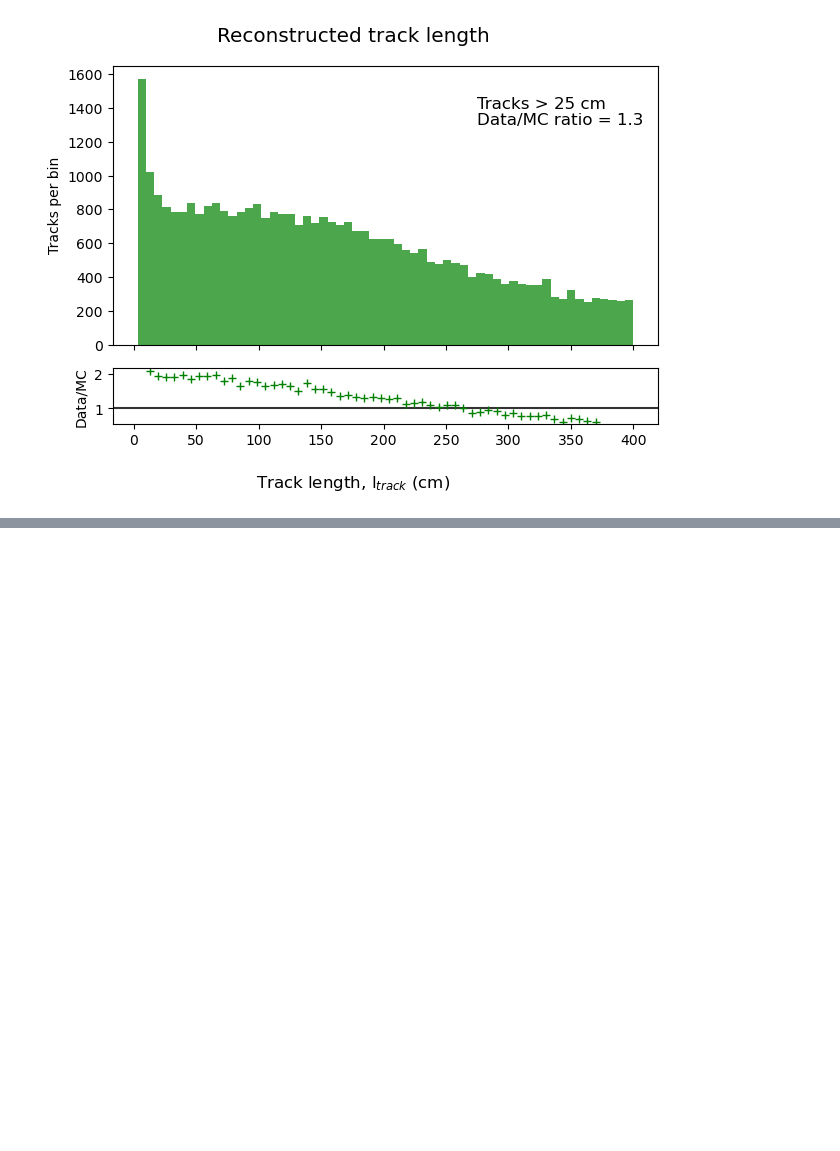
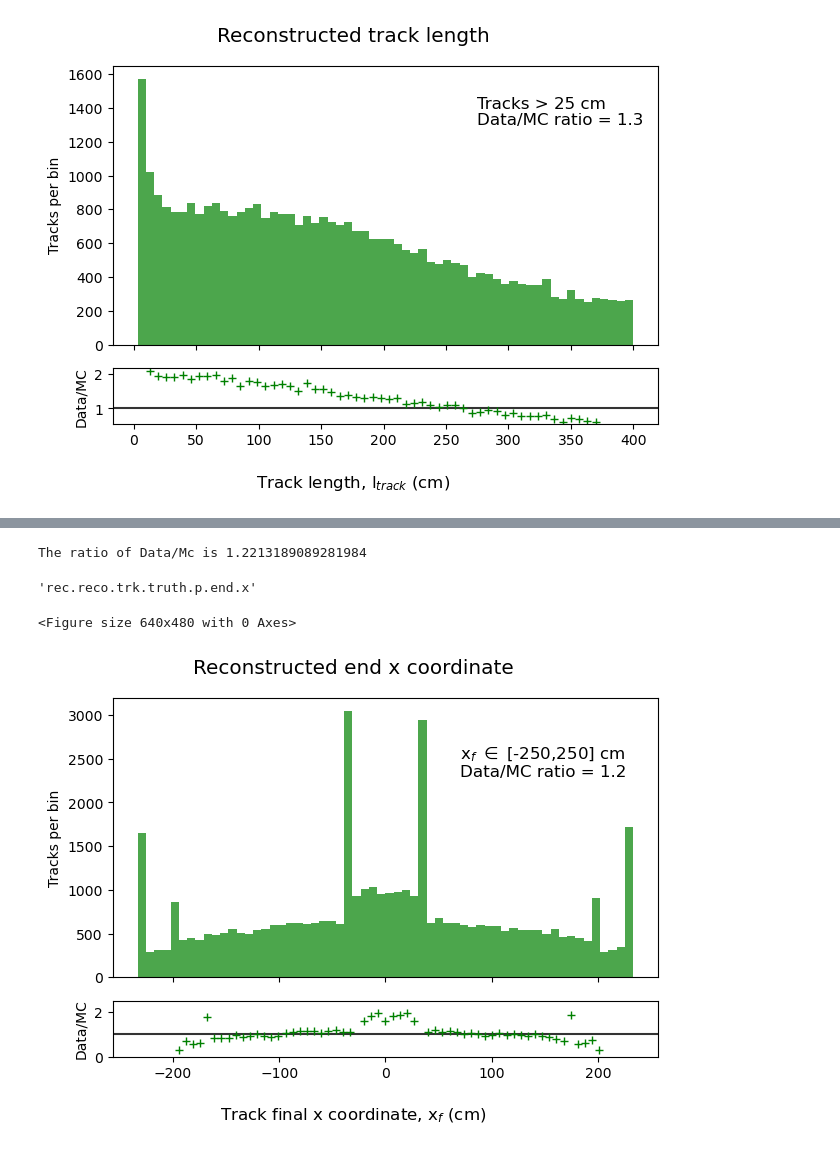
Before and after one commit to PINKTAIGAH/SHP, a Jupyter notebook: uproot_test/datavsmc.ipynb, the cells around one changed output, grey strips where cells are left out. Drawn from its saved outputs; the diff is of its cells as text; code cells hidden in the pictures; blank space fills up the shorter version.

```diff
--- a/uproot_test/datavsmc.ipynb
+++ b/uproot_test/datavsmc.ipynb
@@ -138,0 +140,30 @@ The ratio of Data/Mc is 48924.047293859796
+# %%
+truth_length= ak.flatten(file1['rec.reco.trk.truth.p.end.x'].array()).to_numpy()
+reco_length= ak.flatten(file1['rec.reco.trk.end.x'].array()).to_numpy()
+
+truth_length= np.delete(truth_length, np.where((truth_length<-250) | (truth_length>250)))
+reco_length= np.delete(reco_length, np.where((reco_length<-250) | (reco_length>250)))
+
+h_truth,bins,_= plt.hist(truth_length, bins=60, color='r', alpha=0.3)
+h_reco,_,_= plt.hist(reco_length, bins=60, color= 'g', alpha=0.3)
+plt.clf()
+fig, (ax1,ax2)= plt.subplots(2,1, sharex= True, gridspec_kw={'height_ratios': [5, 1]})
+h_reco,_,_= ax1.hist(reco_length, bins=60, color= 'g', alpha= 0.7)
+x_axis= bins[:-1]+ (bins[1]-bins[0])
+ax2.axhline(1, alpha= 0.8, c='k')
+ax2.errorbar(x_axis, (h_reco/h_truth), fmt= 'g+')
+fig.suptitle('Reconstructed end x coordinate', size= 'x-large')
+fig.supxlabel(r'Track final x coordinate, x$_{f}$ (cm)')
+ax1.set_ylabel('Tracks per bin')
+ax2.set_ylabel('Data/MC')
+ax2.set_ylim(0,2.5)
+fig.tight_layout()
+ax1.text(70, 2500,r'x$_f$ $\in$ [-250,250] cm', family='sans-serif', size= 'large')
+ax1.text(70,2300, f'Data/MC ratio = {np.average(h_reco/h_truth):.2}', family='sans-serif', size= 'large')
+print(f'The ratio of Data/Mc is {np.average(h_reco/h_truth)}')
+'rec.reco.trk.truth.p.end.x'
+# %% [output]
+The ratio of Data/Mc is 1.2213189089281984
+'rec.reco.trk.truth.p.end.x'
+<Figure size 640x480 with 0 Axes>
+[figure, added]
```
Also changed, not shown: parts of 6 cells of this notebook, 5 other files.
